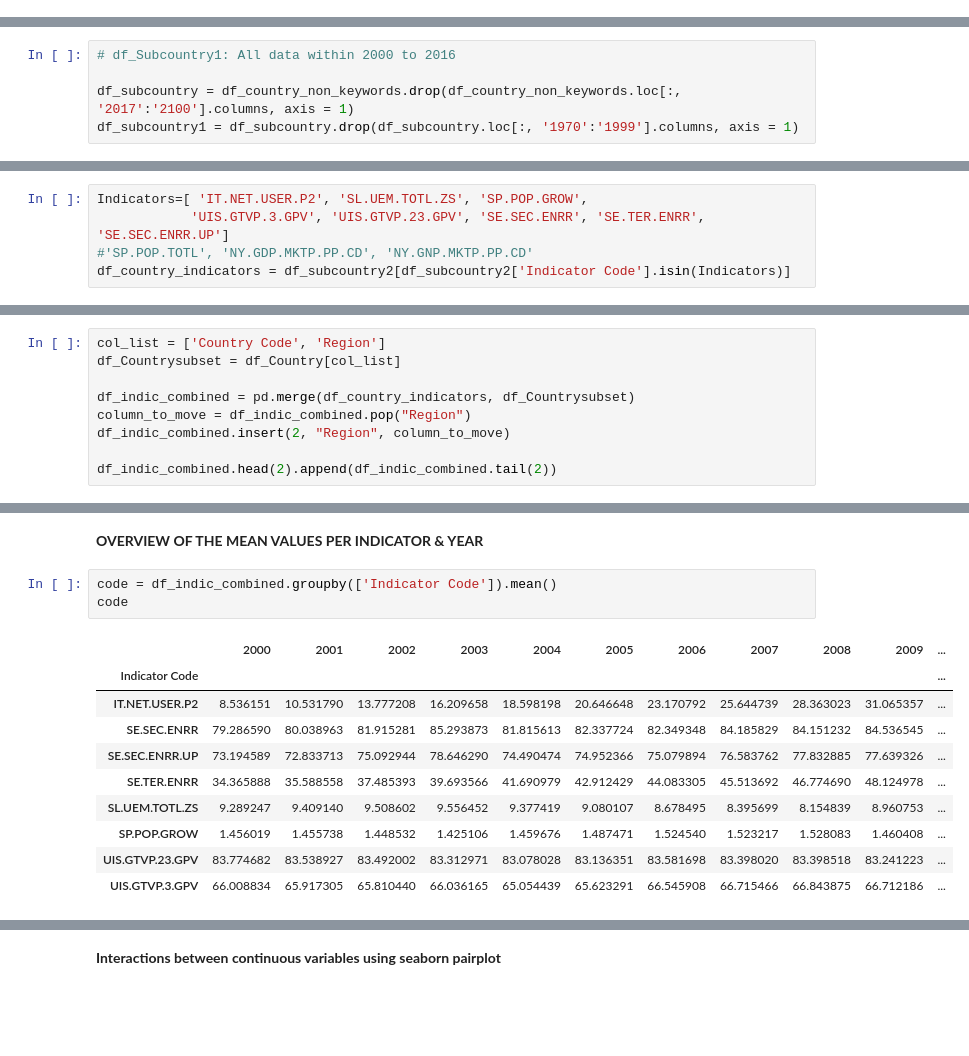
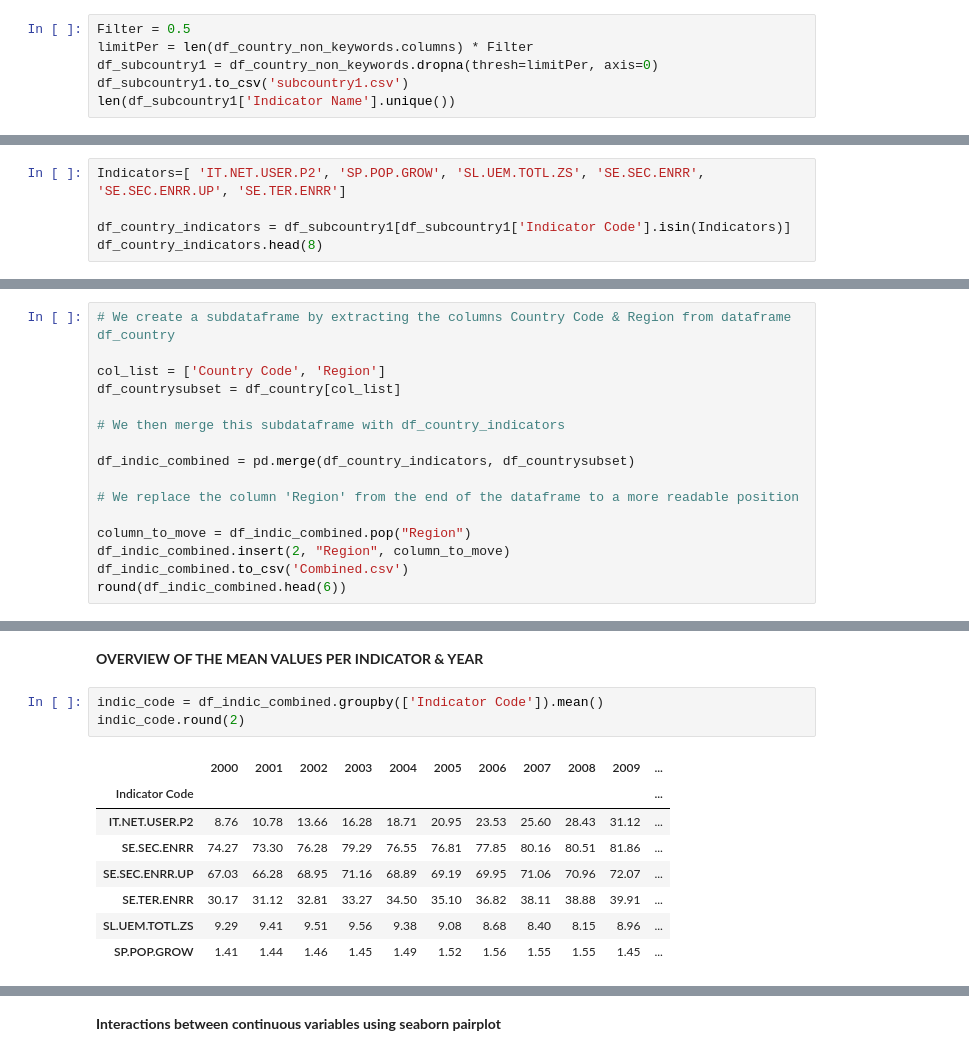
Before and after one commit to hike7o/SL-OC-projects, a Jupyter notebook: Total.ipynb, the cells around one changed output, grey strips where cells are left out. Drawn from its saved outputs; the diff is of its cells as text; blank space fills up the shorter version.

```diff
--- a/Total.ipynb
+++ b/Total.ipynb
@@ -245,0 +269,6 @@ len(df_country_non_keywords['Indicator Name'].unique())
+# %%
+Filter = 0.5
+limitPer = len(df_country_non_keywords.columns) * Filter
+df_subcountry1 = df_country_non_keywords.dropna(thresh=limitPer, axis=0)
+df_subcountry1.to_csv('subcountry1.csv')
+len(df_subcountry1['Indicator Name'].unique())
@@ -250,5 +278,0 @@ __INTERNET YEARS - TIMEFRAME RESTRICTION YEARS+2000 TIL DATE OF STUDY 2016__
-# %%
-# df_Subcountry1: All data within 2000 to 2016
-
-df_subcountry = df_country_non_keywords.drop(df_country_non_keywords.loc[:, '2017':'2100'].columns, axis = 1)
-df_subcountry1 = df_subcountry.drop(df_subcountry.loc[:, '1970':'1999'].columns, axis = 1)
@@ -299,5 +283,5 @@ Among the 231 remaining indicators, we choose ~10 that seem pertinent to our pro
 # %%
-Indicators=[ 'IT.NET.USER.P2', 'SL.UEM.TOTL.ZS', 'SP.POP.GROW',
-            'UIS.GTVP.3.GPV', 'UIS.GTVP.23.GPV', 'SE.SEC.ENRR', 'SE.TER.ENRR', 'SE.SEC.ENRR.UP']
-#'SP.POP.TOTL', 'NY.GDP.MKTP.PP.CD', 'NY.GNP.MKTP.PP.CD'
-df_country_indicators = df_subcountry2[df_subcountry2['Indicator Code'].isin(Indicators)]
+Indicators=[ 'IT.NET.USER.P2', 'SP.POP.GROW', 'SL.UEM.TOTL.ZS', 'SE.SEC.ENRR', 'SE.SEC.ENRR.UP', 'SE.TER.ENRR']
+
+df_country_indicators = df_subcountry1[df_subcountry1['Indicator Code'].isin(Indicators)]
+df_country_indicators.head(8)
@@ -308,11 +303,18 @@ To relate the different countries with their corresponding region, we import the
 # %%
+# We create a subdataframe by extracting the columns Country Code & Region from dataframe df_country
+
 col_list = ['Country Code', 'Region']
-df_Countrysubset = df_Country[col_list]
+df_countrysubset = df_country[col_list]
 
-df_indic_combined = pd.merge(df_country_indicators, df_Countrysubset)
+# We then merge this subdataframe with df_country_indicators
+
+df_indic_combined = pd.merge(df_country_indicators, df_countrysubset)
+
+# We replace the column 'Region' from the end of the dataframe to a more readable position
+
 column_to_move = df_indic_combined.pop("Region")
 df_indic_combined.insert(2, "Region", column_to_move)
-
-df_indic_combined.head(2).append(df_indic_combined.tail(2))
+df_indic_combined.to_csv('Combined.csv')
+round(df_indic_combined.head(6))
 # %% [output]
 |  | Country Name | Country Code | Region | Indicator Name | Indicator Code | 2000 | 2001 | 2002 | ... |
@@ -352,17 +353,15 @@ list_indicators
 # %% [markdown]
 __OVERVIEW OF THE MEAN VALUES PER INDICATOR & YEAR__
 # %%
-code = df_indic_combined.groupby(['Indicator Code']).mean()
-code
+indic_code = df_indic_combined.groupby(['Indicator Code']).mean()
+indic_code.round(2)
 # %% [output]
 |  | 2000 | 2001 | 2002 | 2003 | 2004 | 2005 | 2006 | 2007 | 2008 | 2009 | ... |
 | Indicator Code |  |  |  |  |  |  |  |  |  |  | ... |
-| IT.NET.USER.P2 | 8.536151 | 10.531790 | 13.777208 | 16.209658 | 18.598198 | 20.646648 | 23.170792 | 25.644739 | 28.363023 | 31.065357 | ... |
-| SE.SEC.ENRR | 79.286590 | 80.038963 | 81.915281 | 85.293873 | 81.815613 | 82.337724 | 82.349348 | 84.185829 | 84.151232 | 84.536545 | ... |
-| SE.SEC.ENRR.UP | 73.194589 | 72.833713 | 75.092944 | 78.646290 | 74.490474 | 74.952366 | 75.079894 | 76.583762 | 77.832885 | 77.639326 | ... |
-| SE.TER.ENRR | 34.365888 | 35.588558 | 37.485393 | 39.693566 | 41.690979 | 42.912429 | 44.083305 | 45.513692 | 46.774690 | 48.124978 | ... |
-| SL.UEM.TOTL.ZS | 9.289247 | 9.409140 | 9.508602 | 9.556452 | 9.377419 | 9.080107 | 8.678495 | 8.395699 | 8.154839 | 8.960753 | ... |
-| SP.POP.GROW | 1.456019 | 1.455738 | 1.448532 | 1.425106 | 1.459676 | 1.487471 | 1.524540 | 1.523217 | 1.528083 | 1.460408 | ... |
-| UIS.GTVP.23.GPV | 83.774682 | 83.538927 | 83.492002 | 83.312971 | 83.078028 | 83.136351 | 83.581698 | 83.398020 | 83.398518 | 83.241223 | ... |
-| UIS.GTVP.3.GPV | 66.008834 | 65.917305 | 65.810440 | 66.036165 | 65.054439 | 65.623291 | 66.545908 | 66.715466 | 66.843875 | 66.712186 | ... |
+| IT.NET.USER.P2 | 8.76 | 10.78 | 13.66 | 16.28 | 18.71 | 20.95 | 23.53 | 25.60 | 28.43 | 31.12 | ... |
+| SE.SEC.ENRR | 74.27 | 73.30 | 76.28 | 79.29 | 76.55 | 76.81 | 77.85 | 80.16 | 80.51 | 81.86 | ... |
+| SE.SEC.ENRR.UP | 67.03 | 66.28 | 68.95 | 71.16 | 68.89 | 69.19 | 69.95 | 71.06 | 70.96 | 72.07 | ... |
+| SE.TER.ENRR | 30.17 | 31.12 | 32.81 | 33.27 | 34.50 | 35.10 | 36.82 | 38.11 | 38.88 | 39.91 | ... |
+| SL.UEM.TOTL.ZS | 9.29 | 9.41 | 9.51 | 9.56 | 9.38 | 9.08 | 8.68 | 8.40 | 8.15 | 8.96 | ... |
+| SP.POP.GROW | 1.41 | 1.44 | 1.46 | 1.45 | 1.49 | 1.52 | 1.56 | 1.55 | 1.55 | 1.45 | ... |
 # %% [markdown]
```
Also changed, not shown: parts of 73 cells of this notebook.
